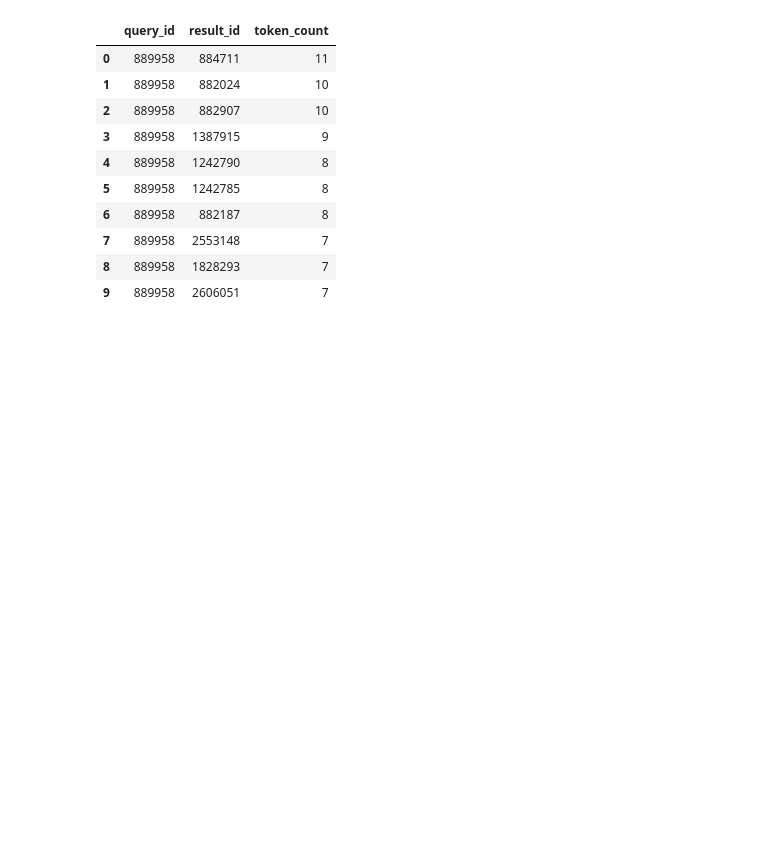
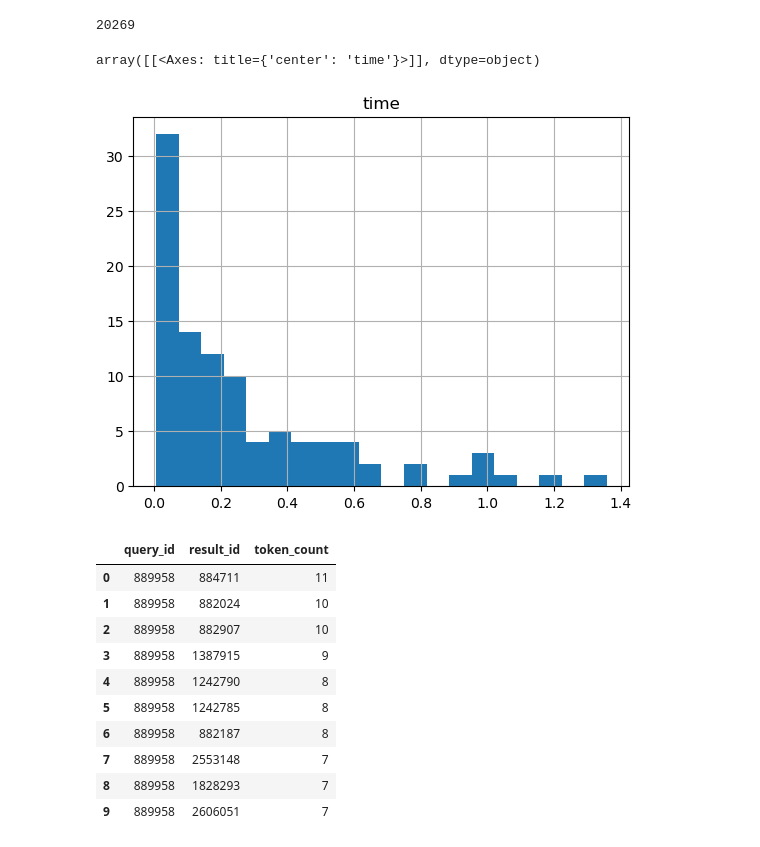
Before and after one commit to nanni00/datalake-table-finder, a Jupyter notebook: experiments/graph/test.ipynb, the cells around one changed output. Cells and saved outputs as stored; diff of their text form; code cells hidden in the pictures; blank space fills up the shorter version.

```diff
--- a/experiments/graph/test.ipynb
+++ b/experiments/graph/test.ipynb
@@ -80,0 +71,4 @@ results
+# %%
+df = pd.DataFrame(results, columns=['query_id', 'result_id', 'token_count'])
+df = df.pivot_table(values='token_count', index=['query_id', 'result_id'], aggfunc='sum').sort_values(by='token_count')
+df
@@ -80,0 +90,2 @@ results
+# %%
+df = df.reset_index(level=['query_id', 'result_id'])
@@ -81,3 +120,12 @@ results
+# %%
+josie_res['duration'].sum()
+# %% [output]
+20269
+# %%
+df.hist(column='time', bins=20)
+# %% [output]
+array([[<Axes: title={'center': 'time'}>]], dtype=object)
+[figure, added]
 # %%
 # results = pd.DataFrame(results, columns=['query_id', 'token_count', 'result_id', 'token_id'])
 results = pd.DataFrame(results, columns=['query_id', 'result_id', 'token_count'])
```
Also changed, not shown: parts of 5 cells of this notebook, 14 other files.
